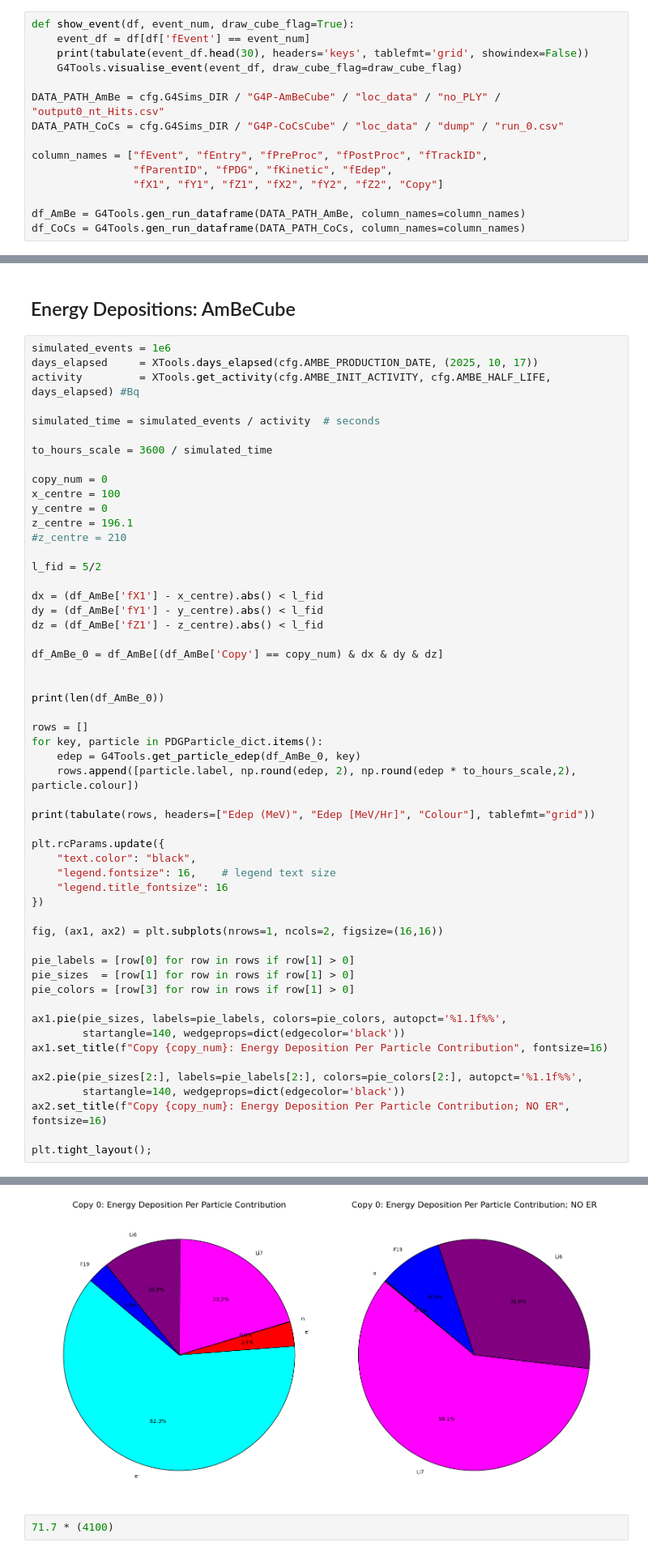
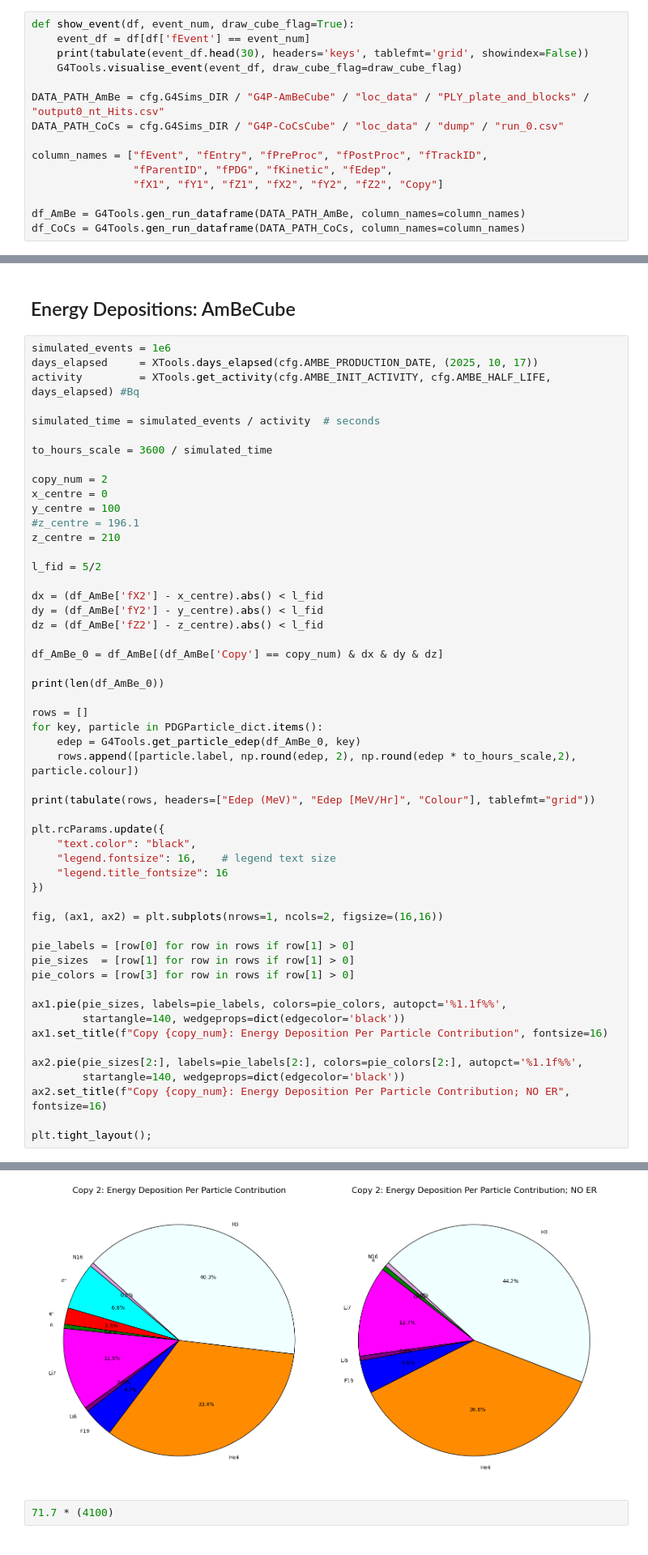
Before and after one commit to nhargy/Phoenix, a Jupyter notebook: Analysis/notebooks/overview.ipynb, the cells around one changed output, grey strips where cells are left out. Shown at 81% size. Drawn from its saved outputs; the diff is of its cells as text.

```diff
--- a/Analysis/notebooks/overview.ipynb
+++ b/Analysis/notebooks/overview.ipynb
@@ -15,7 +15,7 @@ def show_event(df, event_num, draw_cube_flag=True):
     print(tabulate(event_df.head(30), headers='keys', tablefmt='grid', showindex=False))
     G4Tools.visualise_event(event_df, draw_cube_flag=draw_cube_flag)
 
-DATA_PATH_AmBe = cfg.G4Sims_DIR / "G4P-AmBeCube" / "loc_data" / "no_PLY" / "output0_nt_Hits.csv"
+DATA_PATH_AmBe = cfg.G4Sims_DIR / "G4P-AmBeCube" / "loc_data" / "PLY_plate_and_blocks" / "output0_nt_Hits.csv"
 DATA_PATH_CoCs = cfg.G4Sims_DIR / "G4P-CoCsCube" / "loc_data" / "dump" / "run_0.csv"
 
 column_names = ["fEvent", "fEntry", "fPreProc", "fPostProc", "fTrackID",
@@ -61,20 +66,19 @@ simulated_time = simulated_events / activity  # seconds
 
 to_hours_scale = 3600 / simulated_time
 
-copy_num = 0
-x_centre = 100
-y_centre = 0
-z_centre = 196.1
-#z_centre = 210
+copy_num = 2
+x_centre = 0
+y_centre = 100
+#z_centre = 196.1
+z_centre = 210
 
 l_fid = 5/2
 
-dx = (df_AmBe['fX1'] - x_centre).abs() < l_fid
-dy = (df_AmBe['fY1'] - y_centre).abs() < l_fid
-dz = (df_AmBe['fZ1'] - z_centre).abs() < l_fid
+dx = (df_AmBe['fX2'] - x_centre).abs() < l_fid
+dy = (df_AmBe['fY2'] - y_centre).abs() < l_fid
+dz = (df_AmBe['fZ2'] - z_centre).abs() < l_fid
 
 df_AmBe_0 = df_AmBe[(df_AmBe['Copy'] == copy_num) & dx & dy & dz]
-
 
 print(len(df_AmBe_0))
 
@@ -121,10 +125,10 @@ plt.tight_layout();
 +-----+--------------+-----------------+------------+
 ... (18 lines left out)
 | O16 |         0    |            0    | darkgrey   |
 +-----+--------------+-----------------+------------+
 | O19 |         0    |            0    | silver     |
 +-----+--------------+-----------------+------------+
-[figure, old version]
+[figure, new version]
 # %%
 71.7 * (4100)
 # %% [output]
```
Also changed, not shown: parts of 11 cells of this notebook, 4 other files.
